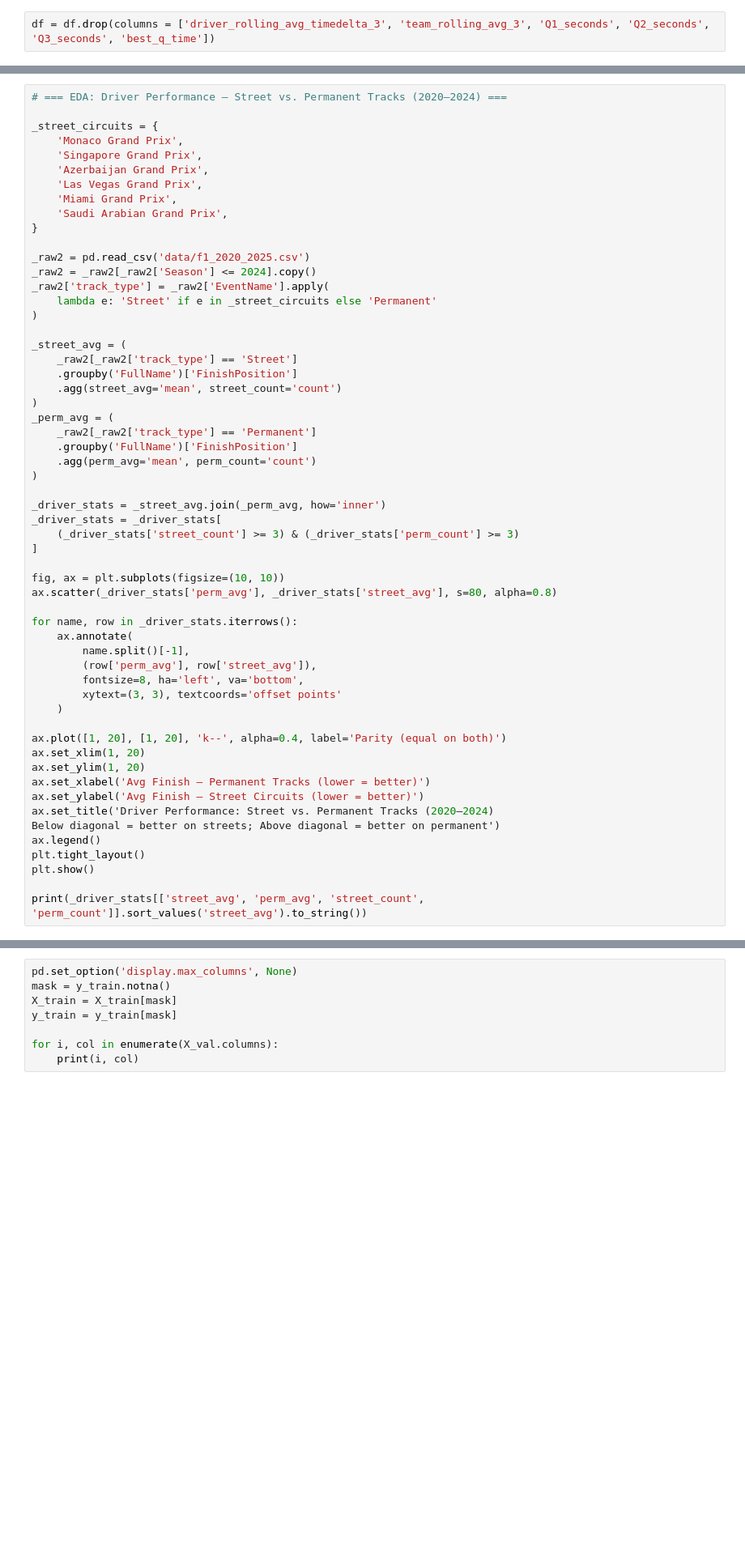
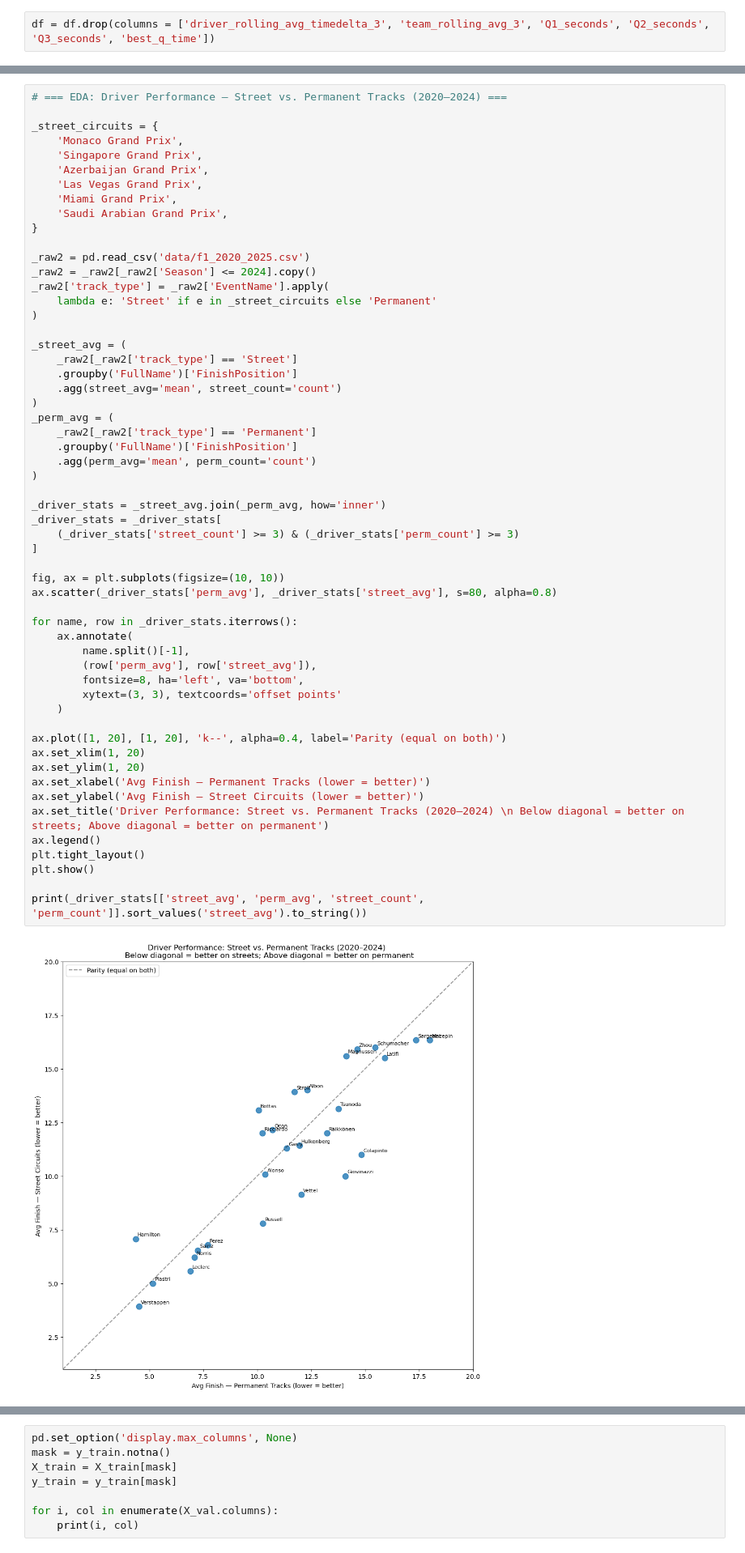
Before and after one commit to JohanRamirez2022/F1-Driver-Race-Position-Predictor, a Jupyter notebook: F1.ipynb, the cells around one changed output, grey strips where cells are left out. Shown at 81% size. Drawn from its saved outputs; the diff is of its cells as text; blank space fills up the shorter version.

Commit message:
feat: add track-specific driver history signal EDA cell (2020-2024)

```diff
--- a/F1.ipynb
+++ b/F1.ipynb
@@ -515,32 +534,33 @@ _perm_avg = (
     .groupby('FullName')['FinishPosition']
     .agg(perm_avg='mean', perm_count='count')
 )
 
 _driver_stats = _street_avg.join(_perm_avg, how='inner')
 _driver_stats = _driver_stats[
     (_driver_stats['street_count'] >= 3) & (_driver_stats['perm_count'] >= 3)
 ]
 
 fig, ax = plt.subplots(figsize=(10, 10))
 ax.scatter(_driver_stats['perm_avg'], _driver_stats['street_avg'], s=80, alpha=0.8)
 
 for name, row in _driver_stats.iterrows():
     ax.annotate(
         name.split()[-1],
         (row['perm_avg'], row['street_avg']),
         fontsize=8, ha='left', va='bottom',
         xytext=(3, 3), textcoords='offset points'
     )
 
 ax.plot([1, 20], [1, 20], 'k--', alpha=0.4, label='Parity (equal on both)')
 ax.set_xlim(1, 20)
 ax.set_ylim(1, 20)
 ax.set_xlabel('Avg Finish — Permanent Tracks (lower = better)')
 ax.set_ylabel('Avg Finish — Street Circuits (lower = better)')
-ax.set_title('Driver Performance: Street vs. Permanent Tracks (2020–2024)
-Below diagonal = better on streets; Above diagonal = better on permanent')
+ax.set_title('Driver Performance: Street vs. Permanent Tracks (2020–2024) \n Below diagonal = better on streets; Above diagonal = better on permanent')
 ax.legend()
 plt.tight_layout()
 plt.show()
 
 print(_driver_stats[['street_avg', 'perm_avg', 'street_count', 'perm_count']].sort_values('street_avg').to_string())
+# %% [output]
+[figure, added]
```
Also changed, not shown: parts of 3 cells of this notebook, 1 other file.
